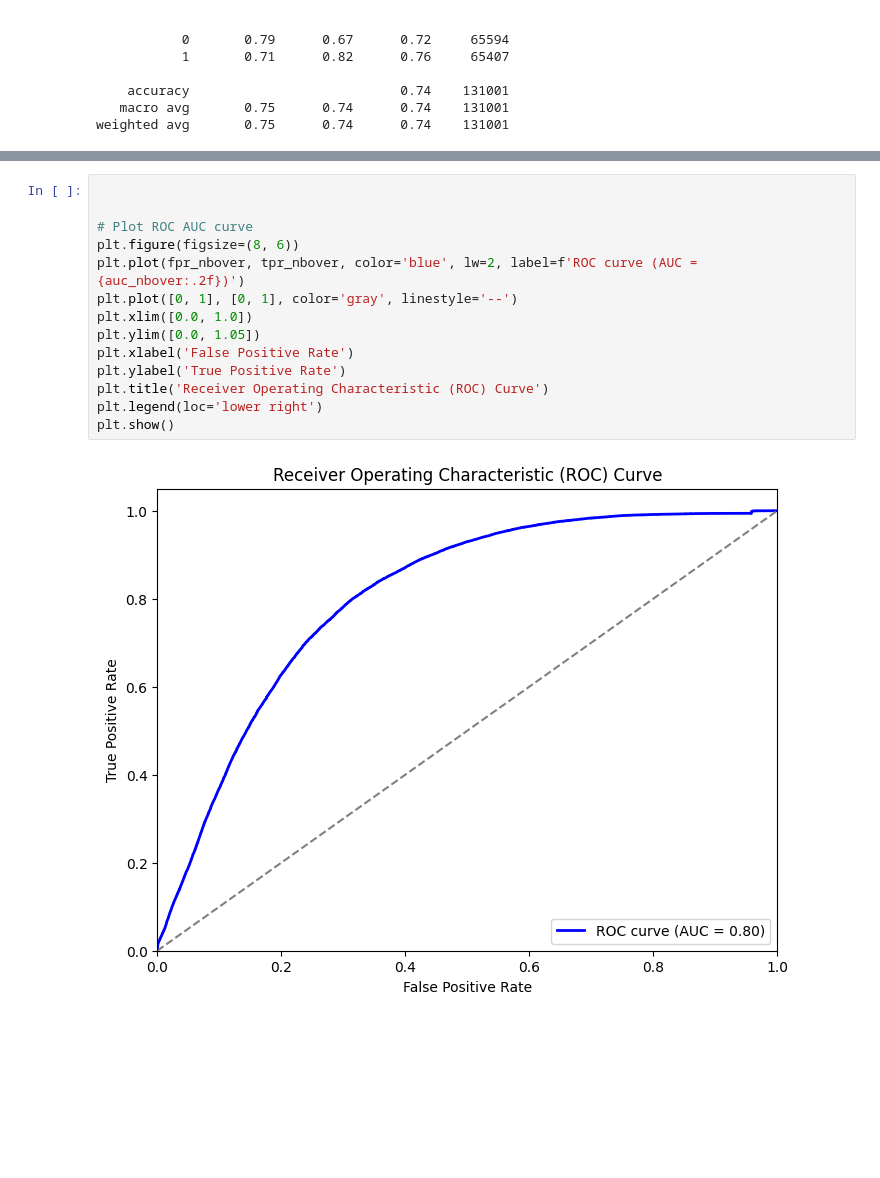
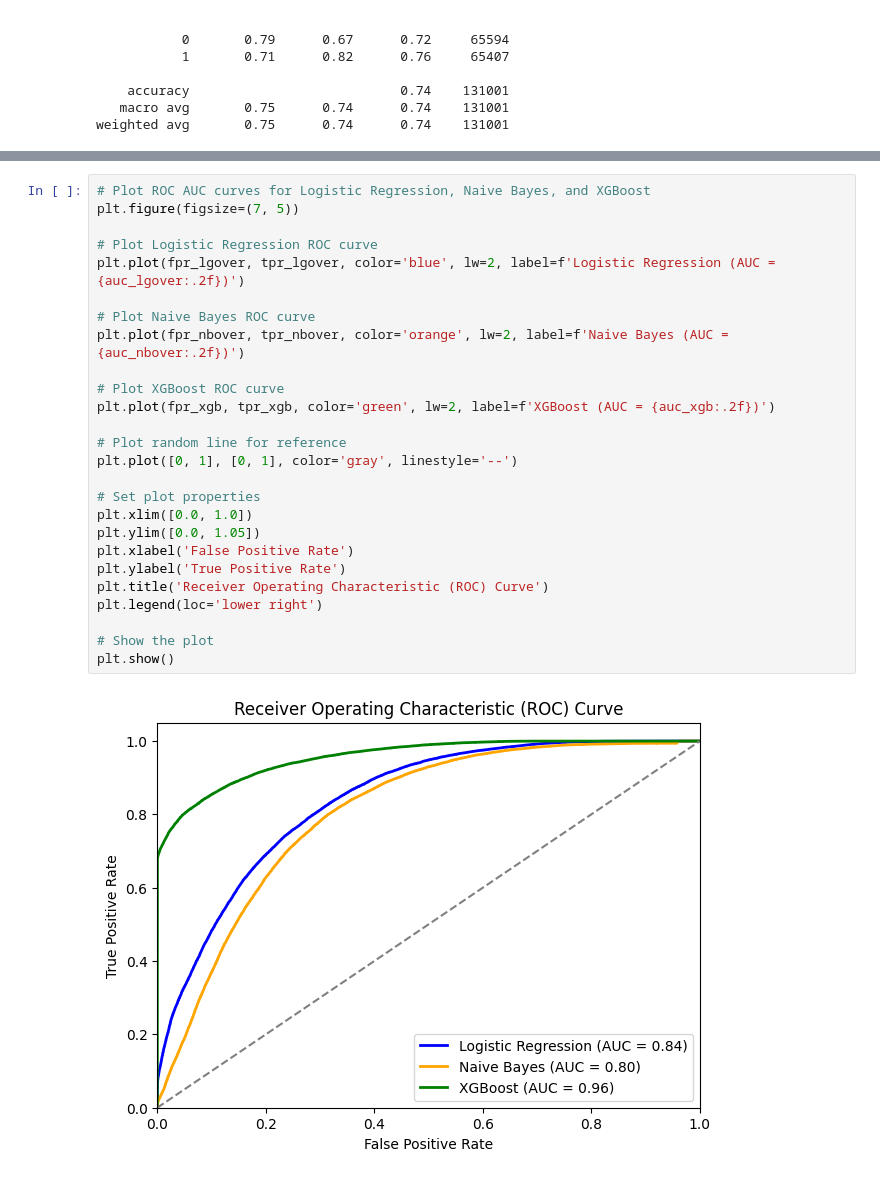
Before and after one commit to GraceOluwafemi/Msc-Project, a Jupyter notebook: project.ipynb, the cells around one changed output, grey strips where cells are left out. Cells and saved outputs as stored; diff of their text form; blank space fills up the shorter version.

```diff
--- a/project.ipynb
+++ b/project.ipynb
@@ -926,16 +867,28 @@ weighted avg       0.75      0.74      0.74    131001
 # %%
+# Plot ROC AUC curves for Logistic Regression, Naive Bayes, and XGBoost
+plt.figure(figsize=(7, 5))
 
+# Plot Logistic Regression ROC curve
+plt.plot(fpr_lgover, tpr_lgover, color='blue', lw=2, label=f'Logistic Regression (AUC = {auc_lgover:.2f})')
 
-# Plot ROC AUC curve
-plt.figure(figsize=(8, 6))
-plt.plot(fpr_nbover, tpr_nbover, color='blue', lw=2, label=f'ROC curve (AUC = {auc_nbover:.2f})')
+# Plot Naive Bayes ROC curve
+plt.plot(fpr_nbover, tpr_nbover, color='orange', lw=2, label=f'Naive Bayes (AUC = {auc_nbover:.2f})')
+
+# Plot XGBoost ROC curve
+plt.plot(fpr_xgb, tpr_xgb, color='green', lw=2, label=f'XGBoost (AUC = {auc_xgb:.2f})')
+
+# Plot random line for reference
 plt.plot([0, 1], [0, 1], color='gray', linestyle='--')
+
+# Set plot properties
 plt.xlim([0.0, 1.0])
 plt.ylim([0.0, 1.05])
 plt.xlabel('False Positive Rate')
 plt.ylabel('True Positive Rate')
 plt.title('Receiver Operating Characteristic (ROC) Curve')
 plt.legend(loc='lower right')
+
+# Show the plot
 plt.show()
 # %% [output]
-[figure, old version]
+[figure, new version]
```
Also changed, not shown: parts of 17 cells of this notebook.
